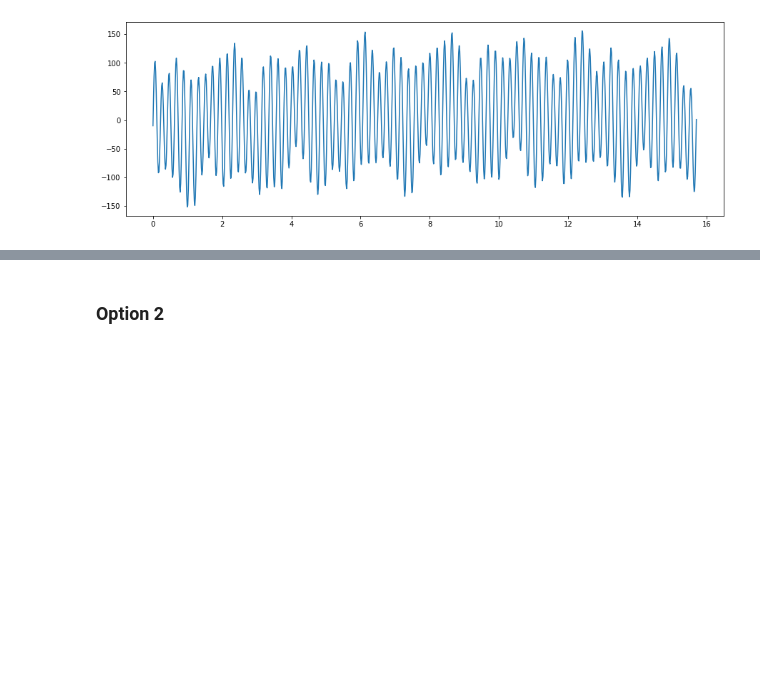
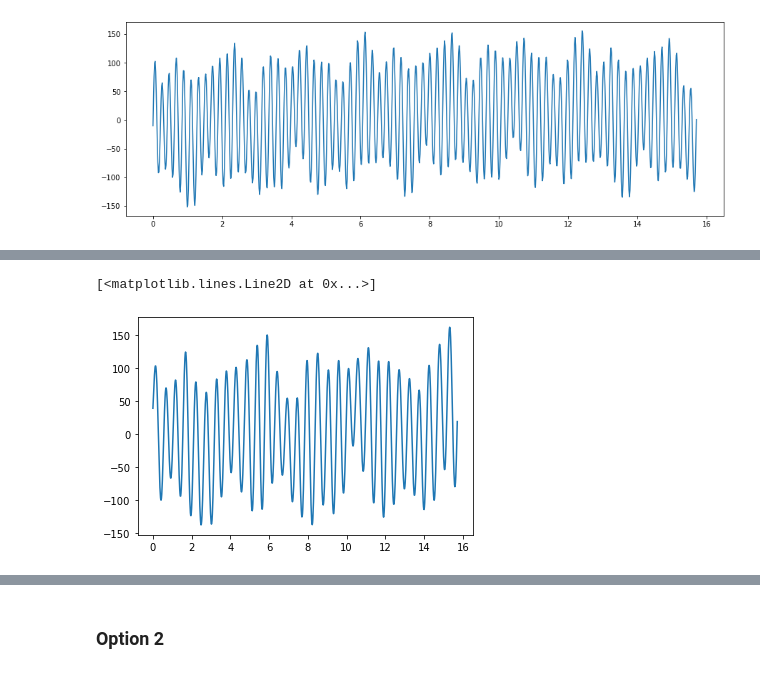
Before and after one commit to vnalla10/Capstone-Modern-Physics, a Jupyter notebook: Assignment12.ipynb, the cells around one changed output, grey strips where cells are left out. Drawn from its saved outputs; the diff is of its cells as text; code cells hidden in the pictures; blank space fills up the shorter version.

```diff
--- a/Assignment12.ipynb
+++ b/Assignment12.ipynb
@@ -202,0 +235,6 @@ print(find_nearest(x, xnew[11]))
+# %%
+ys = fourierSeriesSum(k, ak, bk, x, period)
+plt.plot(x, ys)
+# %% [output]
+[<matplotlib.lines.Line2D at 0x...>]
+[figure, added]
```
Also changed, not shown: parts of 6 cells of this notebook.
